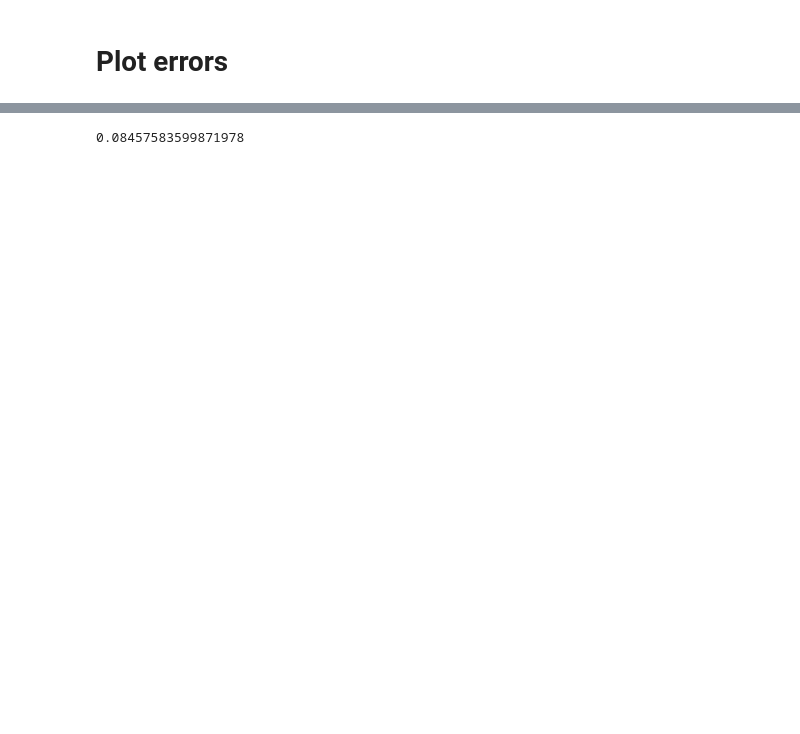
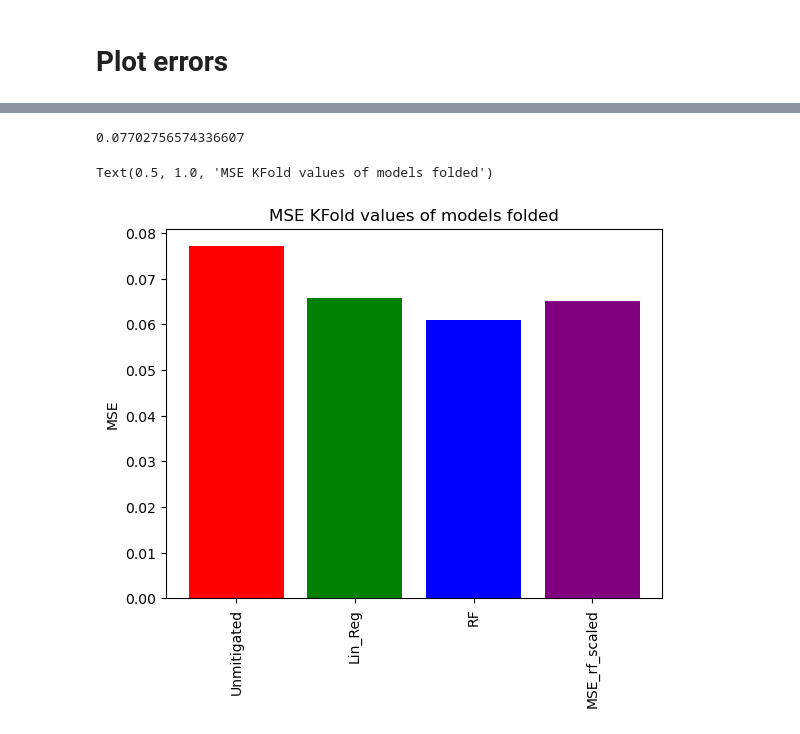
Before and after one commit to prachisharma21/ML_4_QEM, a Jupyter notebook: analysis_folded.ipynb, the cells around one changed output, grey strips where cells are left out. Cells and saved outputs as stored; diff of their text form; code cells hidden in the pictures; blank space fills up the shorter version.

```diff
--- a/analysis_folded.ipynb
+++ b/analysis_folded.ipynb
@@ -271,0 +104,6 @@ random_search.best_params_
+# %%
+MSE_LR_kf, R2_LR_kf = Models.Linear_Reg_KF(X_train, y_train, X_test, y_test)
+print(f'MSE kf: {MSE_LR_kf}; R2 kf: {R2_LR_kf}')
+
+MSE_LR_eval, R2_LR_eval = Models.Linear_Reg(df_train, df_eval)
+print(f'MSE eval: {MSE_LR_eval}; R2 eval: {R2_LR_eval}')
@@ -383,9 +193,23 @@ Text(0.5, 1.0, 'Correlation Matrix')
 # %%
-MSE_unmit = mean_squared_error(y_eval, df_eval['noisy_expectation'])
-R2_unmit = r2_score(y_eval, df_eval['noisy_expectation'])
+MSE_unmit = mean_squared_error(df_eval['target'], df_eval['noisy_expectation'])
+R2_unmit = r2_score(df_eval['target'], df_eval['noisy_expectation'])
 MSE_unmit
 # %% [output]
-0.08457583599871978
+0.07702756574336607
+# %%
+fig, ax = plt.subplots()
+
+models = ['Unmitigated', 'Lin_Reg', 'RF', 'MSE_rf_scaled']
+MSE_error =[MSE_unmit, MSE_LR_kf, MSE_rf_kf, MSE_rf_scaled_kf]
+colors_kf = ['red', 'green', 'blue', 'purple']
+
+ax.bar(models, MSE_error, color = colors_kf)
+ax.set_xticklabels(models, rotation=90, ha='center')
+ax.set_ylabel('MSE')
+ax.set_title('MSE KFold values of models folded')
+# %% [output]
+Text(0.5, 1.0, 'MSE KFold values of models folded')
+[figure, added]
 # %%
 fig, ax = plt.subplots()
 
```
Also changed, not shown: parts of 30 cells of this notebook, 1 other file.
